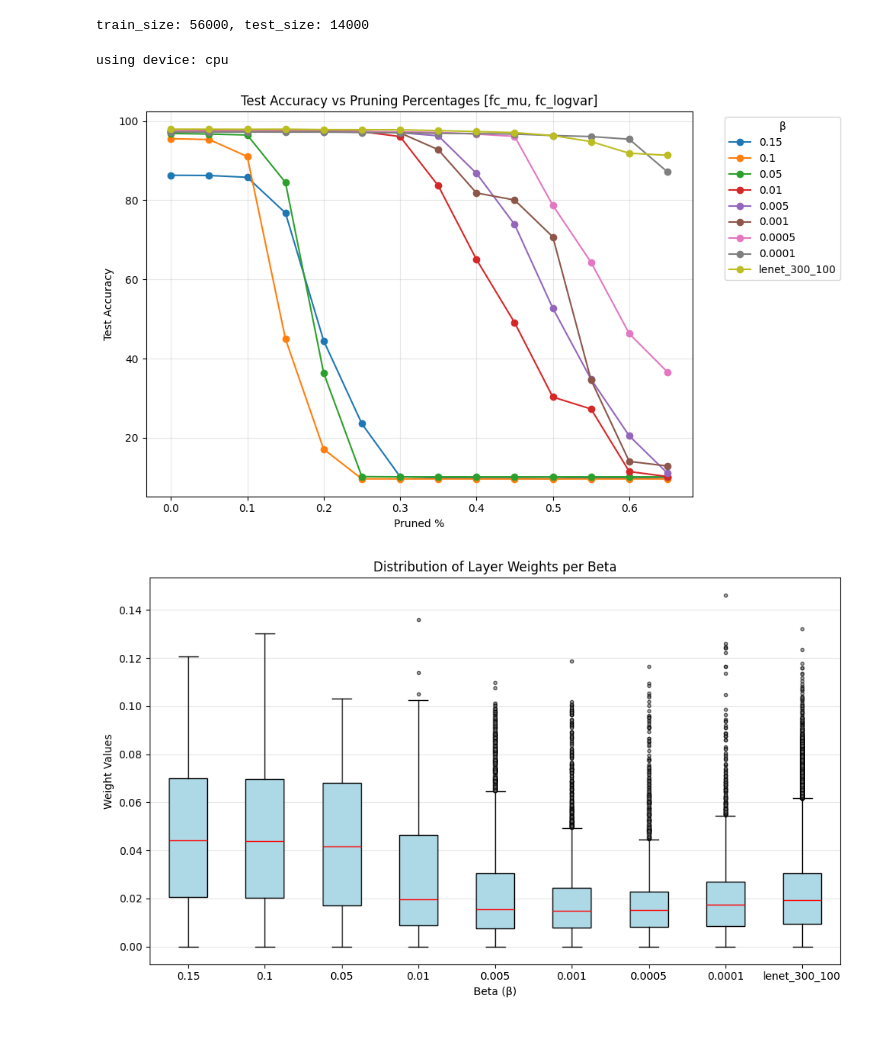
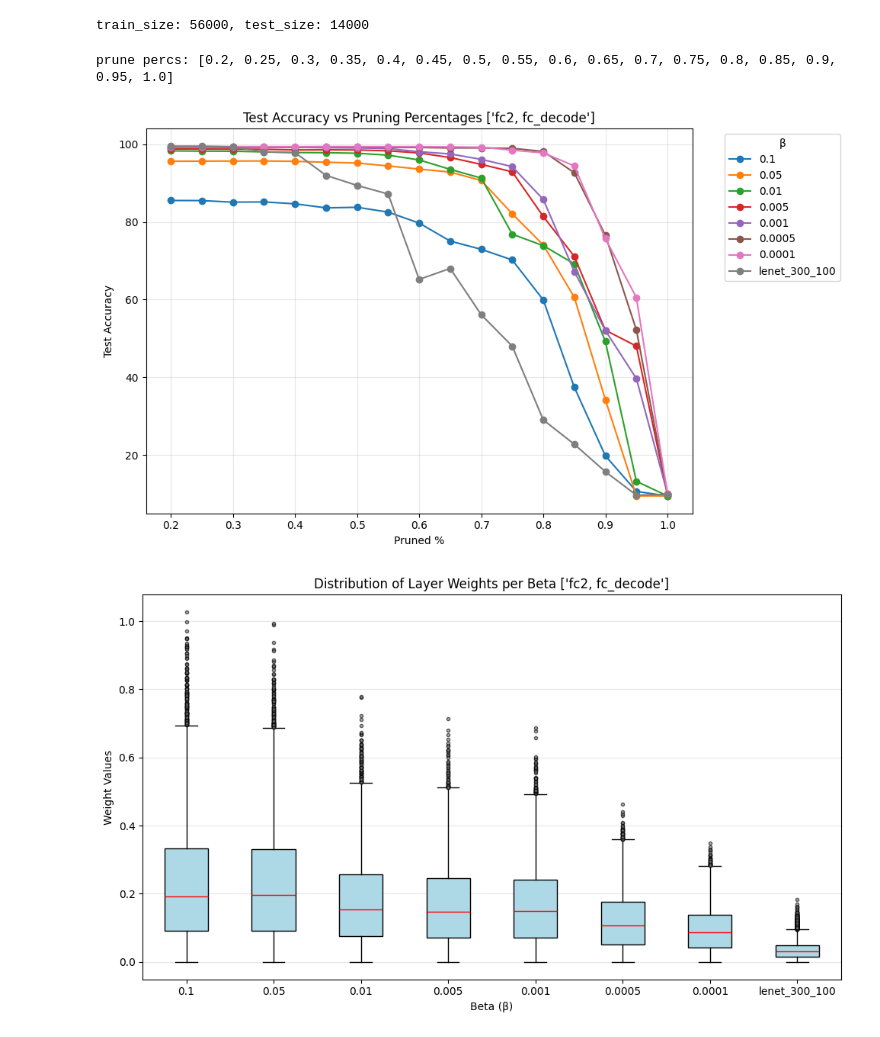
Before and after one commit to InformationPlanesDecompositions/nn-vib, a Jupyter notebook: vib_mlp_mnist_inspect.ipynb, the cells around one changed output. Cells and saved outputs as stored; diff of their text form; code cells hidden in the pictures.

```diff
--- a/vib_mlp_mnist_inspect.ipynb
+++ b/vib_mlp_mnist_inspect.ipynb
@@ -25,8 +25,8 @@ print(f'train_size: {train_size}, test_size: {test_size}')
 _, test_dataset = random_split(dataset, [train_size, test_size])
 test_loader = DataLoader(test_dataset, batch_size, shuffle=True)
 
-betas = [0.15, 0.1, 0.05, 0.01, 0.005, 0.001, 0.0005, 0.0001]
-z_dim, h1, h2, o_shape = 30, 300, 100, 10
+betas = [0.1, 0.05, 0.01, 0.005, 0.001, 0.0005, 0.0001]
+z_dim, h1, h2, o_shape = 75, 300, 100, 10
 
 def weights_location(h1, h2, z_dim, beta):
     var = lambda v, w, x, y: f'vib_mnist_{v}_{w}_{x}_{y}'
@@ -35,13 +35,16 @@ def weights_location(h1, h2, z_dim, beta):
 train_size: 56000, test_size: 14000
 # %%
 layer_names = [
-    #'fc1', 'fc2',
-    'fc_mu', 'fc_logvar',
-    #'fc_decode',
+    #'fc1',
+    #'fc_mu',
+    #'fc_logvar',
+    'fc2',
+    'fc_decode',
 ]
 # %%
 plt.figure(figsize=(10, 6))
-prune_percs = [0.0, 0.05, 0.10, 0.15, 0.20, 0.25, 0.30, 0.35, 0.40, 0.45, 0.5, 0.55, 0.6, 0.65]
+prune_percs = [i/20 for i in range(4, 21)]
+print(f'prune percs: {prune_percs}')
 
 for beta in tqdm(betas):
     model = VIBNet(z_dim, 784, h1, h2, o_shape).to(device)
@@ -66,7 +69,7 @@ lenet_model.load_state_dict(lenet_weights)
 lenet_pruned_acc_list = []
 for prune_perc in prune_percs:
     lenet_pruned_model = copy.deepcopy(lenet_model)
-    for layer_name in ['fc1', 'fc2']:
+    for layer_name in layer_names:
         module = dict(lenet_pruned_model.named_modules())[layer_name]
         prune.l1_unstructured(module, name='weight', amount=prune_perc)
 
@@ -78,15 +81,15 @@ plt.plot(prune_percs, lenet_pruned_acc_list, label='lenet_300_100', marker='o')
 
 plt.xlabel('Pruned %')
 plt.ylabel('Test Accuracy')
-plt.title(f'Test Accuracy vs Pruning Percentages [{", ".join(layer_names)}]')
+plt.title(f"Test Accuracy vs Pruning Percentages ['{', '.join(layer_names)}']")
 plt.legend(title='β', bbox_to_anchor=(1.05, 1), loc='upper left')
 plt.grid(True, alpha=0.3)
 plt.tight_layout()
-plt.savefig(f'plots/vib_mnist_{h1}_{h2}_{z_dim}_beta_vs_pruned_acc.png', dpi=300, bbox_inches='tight')
+plt.savefig(f"plots/vib_mnist_beta_vs_pruned_acc_{'_'.join(layer_names)}.png", dpi=300, bbox_inches='tight')
 plt.show()
 # %% [output]
-using device: cpu
+prune percs: [0.2, 0.25, 0.3, 0.35, 0.4, 0.45, 0.5, 0.55, 0.6, 0.65, 0.7, 0.75, 0.8, 0.85, 0.9, 0.95, 1.0]
-[figure, old version]
+[figure, new version]
 # %%
 all_weights_by_beta = []
 beta_labels = []
@@ -110,38 +113,38 @@ lenet_model = LeNet()
 lenet_weights = load_weights('save_stats_weights/lenet_300_100/lenet_300_100.pth', verbose=False)
 lenet_model.load_state_dict(lenet_weights)
 weight_values = []
-for layer_name in ['fc1', 'fc2']:
+for layer_name in layer_names:
     module = dict(lenet_model.named_modules()).get(layer_name)
     if module is not None and hasattr(module, 'weight') and module.weight is not None:
         weight_values.append(module.weight.data.flatten())
 
 beta_tensor = torch.cat(weight_values)
 all_weights_by_beta.append(beta_tensor.abs().cpu().numpy())
-beta_labels.append("lenet_300_100")
+beta_labels.append('lenet_300_100')
 
 plt.figure(figsize=(10, 6))
 
 plt.boxplot(
     all_weights_by_beta,
     vert=True,
     patch_artist=True,
     boxprops=dict(facecolor='lightblue', color='black'),
     medianprops=dict(color='red'),
     whiskerprops=dict(color='black'),
     capprops=dict(color='black'),
     flierprops=dict(marker='o', markerfacecolor='gray', markersize=3, alpha=0.6)
 )
 
 plt.xticks(ticks=range(1, len(beta_labels) + 1), labels=beta_labels, rotation=0)
 plt.xlabel('Beta (β)')
 plt.ylabel('Weight Values')
-plt.title('Distribution of Layer Weights per Beta')
+plt.title(f"Distribution of Layer Weights per Beta ['{', '.join(layer_names)}']")
 plt.grid(True, axis='y', alpha=0.3)
 plt.tight_layout()
-plt.savefig(f'plots/vib_mnist_{h1}_{h2}_{z_dim}_beta_weight_dist.png', dpi=300, bbox_inches='tight')
+plt.savefig(f"plots/vib_mnist_beta_weight_dist_{'_'.join(layer_names)}.png", dpi=300, bbox_inches='tight')
 plt.show()
 # %% [output]
-[figure, old version]
+[figure, new version]
 # %%
 plt.figure(figsize=(10, 6))
 
```
Also changed, not shown: parts of 1 cell of this notebook, 47 other files.
